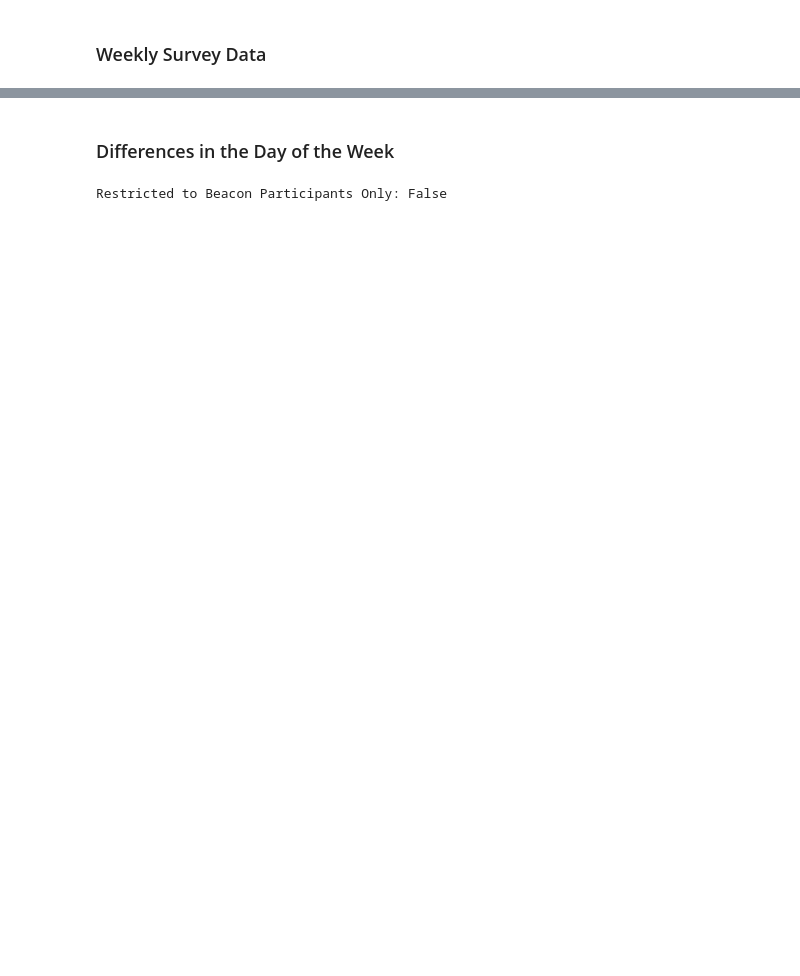
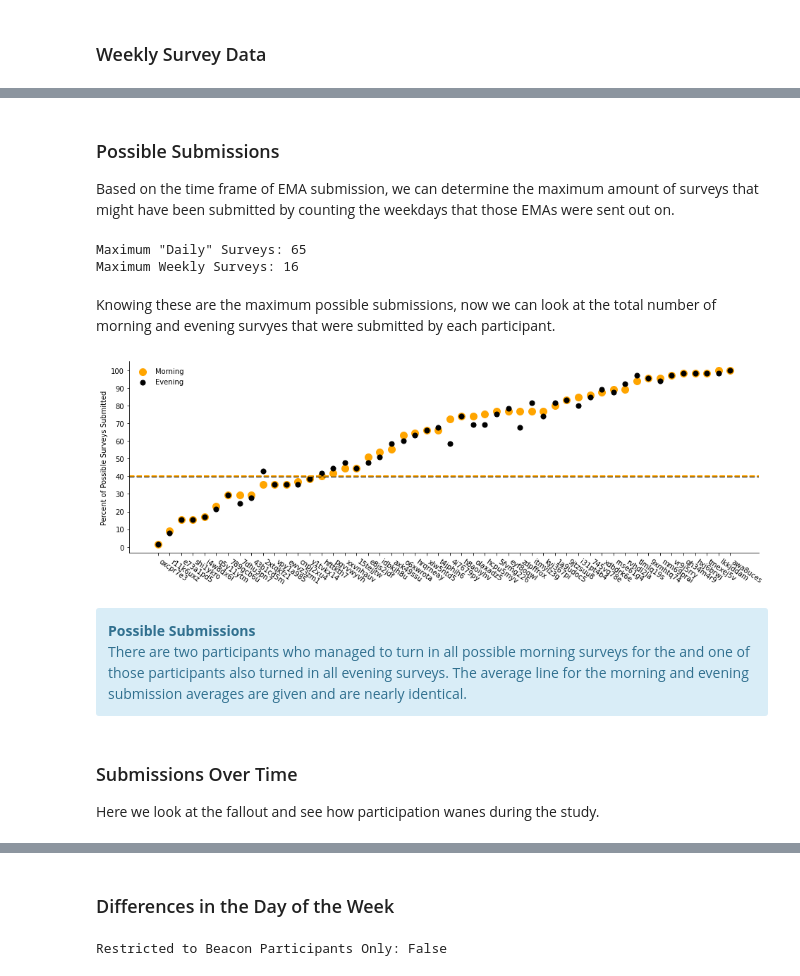
Before and after one commit to intelligent-environments-lab/utx000, a Jupyter notebook: notebooks/4.3.1-hef-ema-summary.ipynb, the cells around one changed output, grey strips where cells are left out. Drawn from its saved outputs; the diff is of its cells as text; code cells hidden in the pictures; blank space fills up the shorter version.

```diff
--- a/notebooks/4.3.1-hef-ema-summary.ipynb
+++ b/notebooks/4.3.1-hef-ema-summary.ipynb
@@ -30,3 +31,0 @@ Something looks iffy on the submission times for the surveys - checking some raw
-# %%
-temp = pd.read_csv('../data/raw/utx000/beiwe/survey_timing/zdpffrox/survey_timings/eQ2L3J08ChlsdSXXKOoOjyLJ/2020-06-03 14_00_00.csv')
-temp
@@ -74,2 +62,5 @@ evening_survey.head()
 # %% [markdown]
 ### Weekly Survey Data
+# %%
+weekly_survey = pd.read_csv('../data/processed/beiwe-weekly_ema-ux_s20.csv',index_col=0,parse_dates=True)
+weekly_survey.head()
@@ -93,0 +127,63 @@ from matplotlib.colors import ListedColormap, LinearSegmentedColormap
+# %% [markdown]
+### Possible Submissions
+Based on the time frame of EMA submission, we can determine the maximum amount of surveys that might have been submitted by counting the weekdays that those EMAs were sent out on.
+# %%
+first_date = datetime(2020,5,13) # beiwe surveys were fixed this day
+end_date = datetime(2020,9,3) # this was the first sampling appointment - some pts might have turned off beiwe
+maxDailySurveys = np.busday_count(first_date.date(), end_date.date(), weekmask='Mon Wed Fri Sun')
+print(f'Maximum \"Daily\" Surveys: {maxDailySurveys}')
+maxWeeklySurveys = np.busday_count(first_date.date(), end_date.date(), weekmask='Sat')
+print(f'Maximum Weekly Surveys: {maxWeeklySurveys}')
+# %% [output]
+Maximum "Daily" Surveys: 65
+Maximum Weekly Surveys: 16
+# %% [markdown]
+Knowing these are the maximum possible submissions, now we can look at the total number of morning and evening survyes that were submitted by each participant.
+# %%
+def plot_total_submissions(morning=sleep_survey, evening=evening_survey, max_daily_surveys=maxDailySurveys, save=False):
+    """
+    Plots the number of surveys submitted for morning and evening
+    """
+    fig, ax = plt.subplots(figsize=(16,5))
+    temp_dict = {"beiwe":[],"orange":[],"black":[]}
+    morning.sort_values("beiwe",inplace=True)
+    evening.sort_values("beiwe",inplace=True)
+    for df, color, size in zip([morning,evening],['orange','black'],[100,50]):
+        # Looping through beacon participants only
+        for beiwe in df['beiwe'].unique():
+            survey_by_beiwe = df[df['beiwe'] == beiwe]
+            temp_dict[color].append(len(survey_by_beiwe))
+
+    temp_dict["beiwe"] = morning["beiwe"].unique()
+    df_to_plot = pd.DataFrame(temp_dict)
+    df_to_plot.sort_values("orange",inplace=True)
+    df_to_plot.set_index("beiwe",inplace=True)
+    for color, size, label in zip(df_to_plot.columns,[100,50],["Morning","Evening"]):
+        # scattering number of surveys submitted per participant
+        ax.scatter(df_to_plot.index,df_to_plot[color]/max_daily_surveys*100,s=size,color=color,label=label)
+
+    # Average Line
+    ax.axhline(np.nanmean(df_to_plot["black"]),color="black",linewidth=2,linestyle="dashed")
+    ax.axhline(np.nanmean(df_to_plot["orange"]),color="orange",linewidth=2,linestyle="dashed")
+
+    ax.set_yticks(np.arange(0,110,10))
+    plt.setp(ax.get_xticklabels(), ha="left", rotation=-35)
+    ax.legend(frameon=False)
+    for loc in ["top","right"]:
+        ax.spines[loc].set_visible(False)
+    ax.set_ylabel("Percent of Possible Surveys Submitted")
+    if save:
+        plt.savefig('../reports/figures/ema-summary/beiwe-number_weekly_surveys_ordered-ux_s20.pdf')
+    plt.show()
+    plt.close()
+# %%
+plot_total_submissions()
+# %% [output]
+[figure, added]
+# %% [markdown]
+<div class="alert alert-block alert-info">
+    <b>Possible Submissions</b><br> There are two participants who managed to turn in all possible morning surveys for the and one of those participants also turned in all evening surveys. The average line for the morning and evening submission averages are given and are nearly identical.
+</div>
+# %% [markdown]
+### Submissions Over Time
+Here we look at the fallout and see how participation wanes during the study.
```
Also changed, not shown: parts of 80 cells of this notebook.
